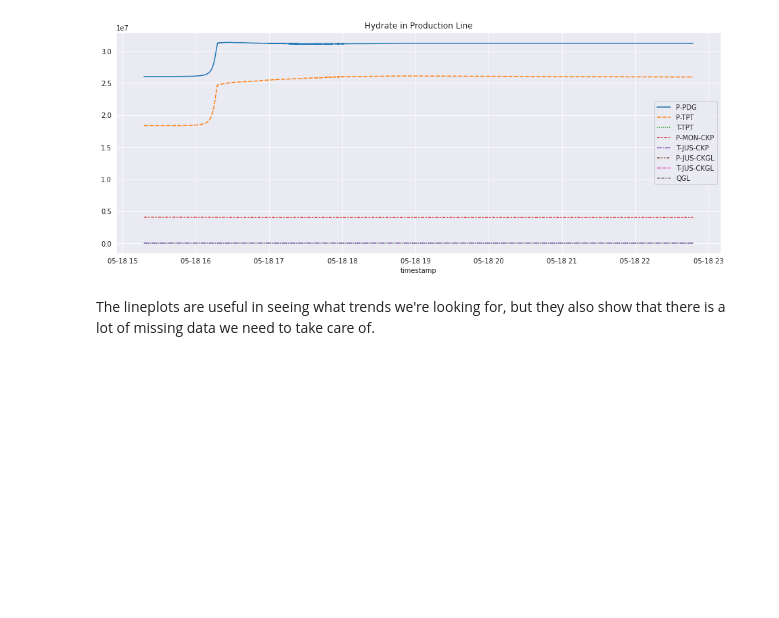
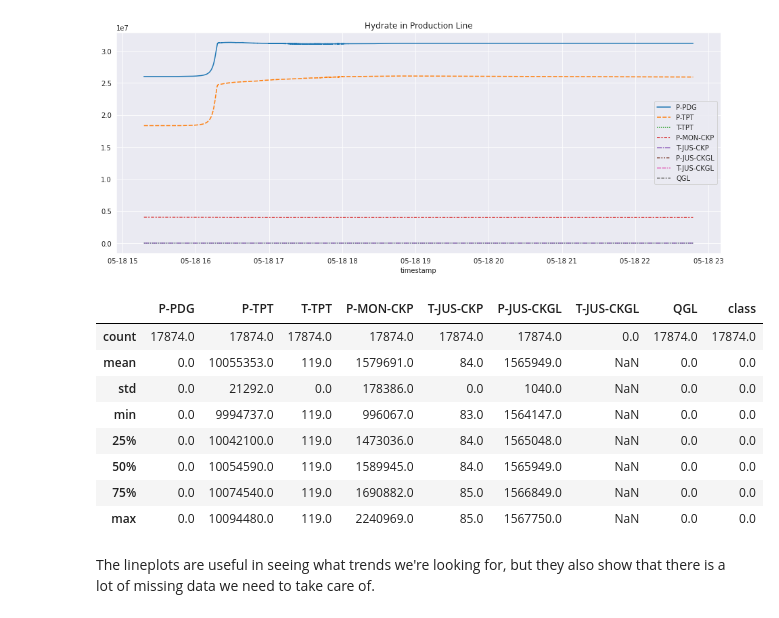
Before and after one commit to aadyar882/Undesirable_Events_in_Oil_Wells, a Jupyter notebook: oil-wells.ipynb, the cells around one changed output. Drawn from its saved outputs; the diff is of its cells as text; code cells hidden in the pictures; blank space fills up the shorter version.

```diff
--- a/oil-wells.ipynb
+++ b/oil-wells.ipynb
@@ -120,6 +124,18 @@ show_lineplot(sample_frag_8)
 [figure]
 [figure]
 [figure]
+# %%
+sample_frag_0.describe().round()
+# %% [output]
+|  | P-PDG | P-TPT | T-TPT | P-MON-CKP | T-JUS-CKP | P-JUS-CKGL | T-JUS-CKGL | QGL | class |
+| count | 17874.0 | 17874.0 | 17874.0 | 17874.0 | 17874.0 | 17874.0 | 0.0 | 17874.0 | 17874.0 |
+| mean | 0.0 | 10055353.0 | 119.0 | 1579691.0 | 84.0 | 1565949.0 | NaN | 0.0 | 0.0 |
+| std | 0.0 | 21292.0 | 0.0 | 178386.0 | 0.0 | 1040.0 | NaN | 0.0 | 0.0 |
+| min | 0.0 | 9994737.0 | 119.0 | 996067.0 | 83.0 | 1564147.0 | NaN | 0.0 | 0.0 |
+| 25% | 0.0 | 10042100.0 | 119.0 | 1473036.0 | 84.0 | 1565048.0 | NaN | 0.0 | 0.0 |
+| 50% | 0.0 | 10054590.0 | 119.0 | 1589945.0 | 84.0 | 1565949.0 | NaN | 0.0 | 0.0 |
+| 75% | 0.0 | 10074540.0 | 119.0 | 1690882.0 | 85.0 | 1566849.0 | NaN | 0.0 | 0.0 |
+| max | 0.0 | 10094480.0 | 119.0 | 2240969.0 | 85.0 | 1567750.0 | NaN | 0.0 | 0.0 |
 # %% [markdown]
 The lineplots are useful in seeing what trends we're looking for, but they also show that there is a lot of missing data we need to take care of.
 # %%
```
Also changed, not shown: parts of 9 cells of this notebook.
